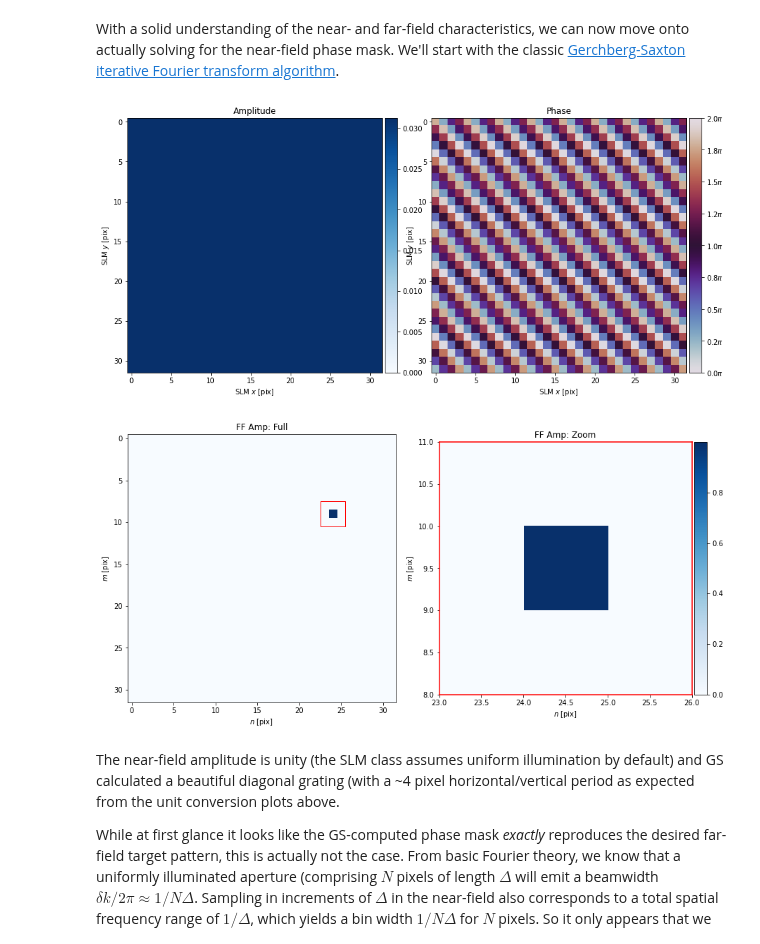
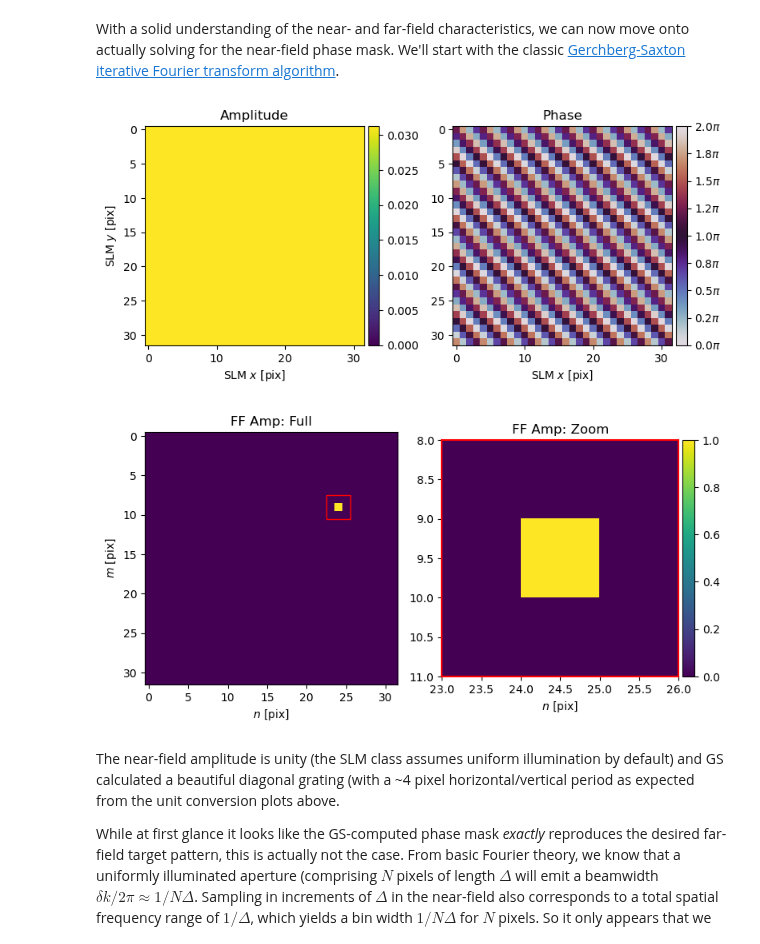
Before and after one commit to slmsuite/slmsuite-examples, a Jupyter notebook: examples/computational_holography.ipynb, the cells around one changed output. Cells and saved outputs as stored; diff of their text form; code cells hidden in the pictures.

```diff
--- a/examples/computational_holography.ipynb
+++ b/examples/computational_holography.ipynb
@@ -12,21 +12,20 @@ In this first tutorial, we'll walk through the basic functionality. Specifically
 # %% [markdown]
 We'll start by importing `slmsuite` and a few packages. Note that `slmsuite` will automatically import [`cupy`](https://cupy.dev/) for GPU acceleration if it's installed; otherwise, `numpy` will be used for (much slower) internal computation.
 # %%
-# TODO: delete this once the tutorial/code are stable; import via package once released
 %load_ext autoreload
 %autoreload 2
 %matplotlib inline
 
 # Add slmsuite to the python path.
 import sys, os
-sys.path.append(os.path.join(os.getcwd(), '../../../..'))
+sys.path.append(os.path.join(os.getcwd(), '../../slmsuite'))
 
-import warnings
-warnings.filterwarnings("ignore")
+# import warnings
+# warnings.filterwarnings("ignore")
 
 import numpy as np
 import matplotlib.pyplot as plt
 import matplotlib as mpl
 
-mpl.rc('image', cmap='Blues')
+# mpl.rc('image', cmap='Blues')
 # %% [markdown]
@@ -95,15 +96,15 @@ for units in ["kxy", "freq", "deg"]:
 # %% [markdown]
 With a solid understanding of the near- and far-field characteristics, we can now move onto actually solving for the near-field phase mask. We'll start with the classic [Gerchberg-Saxton iterative Fourier transform algorithm](https://en.wikipedia.org/wiki/Gerchberg%E2%80%93Saxton_algorithm).
 # %%
-# 5 iterations of GS.
-hologram.optimize(method='GS', maxiter=5, stat_groups=['computational'])
+# Run 5 iterations of GS.
+hologram.optimize(method='GS', maxiter=5)
 
 # Look at the associated near- and far- fields
 hologram.plot_nearfield(cbar=True)
 hologram.plot_farfield(source=hologram.amp_ff, limits=zoombox, cbar=True, title='FF Amp');
 # %% [output]
-[figure, old version]
+[figure, new version]
-[figure, old version]
+[figure, new version]
 # %% [markdown]
 The near-field amplitude is unity (the SLM class assumes uniform illumination by default) and GS calculated a beautiful diagonal grating (with a ~4 pixel horizontal/vertical period as expected from the unit conversion plots above.
 
```
Also changed, not shown: parts of 25 cells of this notebook.
